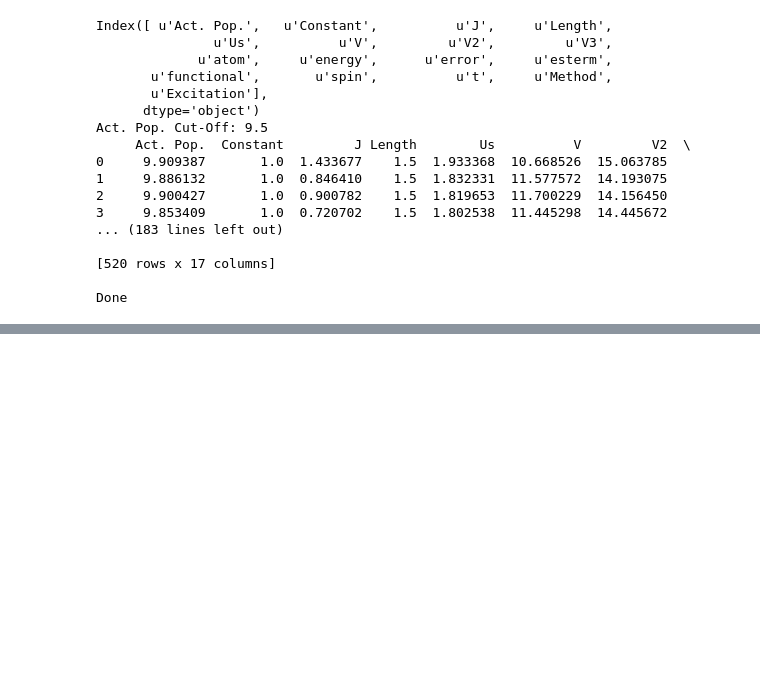
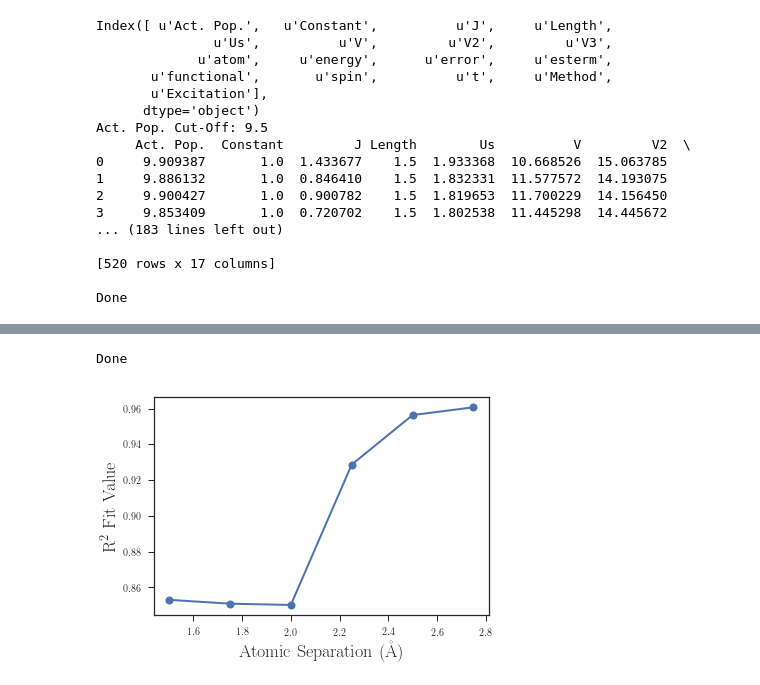
Before and after one commit to hiteshjc/Downfolding, a Jupyter notebook: hchain_data/kiel/h_chain_combine.ipynb, the cells around one changed output, grey strips where cells are left out. Saved outputs shown, nothing was run; the diff lists cells and outputs as text; code cells hidden in the pictures; blank space fills up the shorter version.

```diff
--- a/hchain_data/kiel/h_chain_combine.ipynb
+++ b/hchain_data/kiel/h_chain_combine.ipynb
@@ -231 +233,72 @@ Done
+# %%
+#Plot R^2 value of fit versus bond length
+
+plt.rc('text', usetex=True)
+plt.rc('font', family='serif')
+evc=27.2114
+c=1
+
+def fit_dataframe(parameters,df):
+  nparms=len(parameters)
+  npts=len(df)
+  A=np.zeros((npts,nparms))
+  for i,p in enumerate(parameters):
+    A[:,i]=np.array(df[p])
+  K=np.array(df['energy'])
+  x,res,rank,s=np.linalg.lstsq(A,K)
+  K_mod=np.dot(A,x)
+  Kerr=np.array(df['error'])
+  return x,res,K,Kerr,K_mod
+
+def fit_dataframe_ols(parameters,df):
+  evc=27.2114
+  nparms=len(parameters)
+  npts=len(df)
+  A=np.zeros((npts,nparms))
+  for i,p in enumerate(parameters):
+    A[:,i]=np.array(df[p])
+  K=np.array(df['energy'])*evc
+
+  model=sm.OLS(K,A).fit()
+  results = model
+  return model,A,K
+
+
+DM_terms=['Constant', 't', 'Us']
+r2_hold=[]
+
+params={}
+for p in DM_terms:
+    params[p]={'Value':[], 'Error':[]}
+
+lengths=[1.5, 1.75, 2.0, 2.25, 2.5, 2.75]
+dat_func=dat[ dat['functional']==func_choice ]
+
+for il,l in enumerate(lengths):
+    dat_L=dat_func[ dat_func['Length']==np.str(l) ]
+    x=fit_dataframe(DM_terms,dat_L)
+    mod,X,Y=fit_dataframe_ols(DM_terms,dat_L)
+    r2=mod.rsquared
+    r2_hold.append(r2)
+    E_ab=x[2]
+    E_err=x[3]
+    E_mod=x[4]
+    E_err_mod=(np.array(E_ab)-np.array(E_mod))
+    for iv,v in enumerate(x[0]):
+        params[DM_terms[iv]]['Value'].append(v)
+        params[DM_terms[iv]]['Error'].append(mod.bse[iv])
+
+
+plt.figure(c)
+c+=1
+plt.plot(lengths, r2_hold, linewidth=lw+2, marker='o', markersize=ms-2, mew=2)
+plt.xlabel('Atomic Separation (\AA)', fontsize=fs)
+plt.ylabel('{R}$^2$ Fit Value', fontsize=fs)
+plt.savefig('r2_ut_vs_separation_h_chain.pdf', bbox_inches='tight')
+plt.savefig('r2_ut_vs_separation_h_chain.png', bbox_inches='tight', dpi=200)
+
+print('Done')
+# %% [output]
+Done
+[figure, added]
 # %%
```
Also changed, not shown: parts of 4 cells of this notebook.
